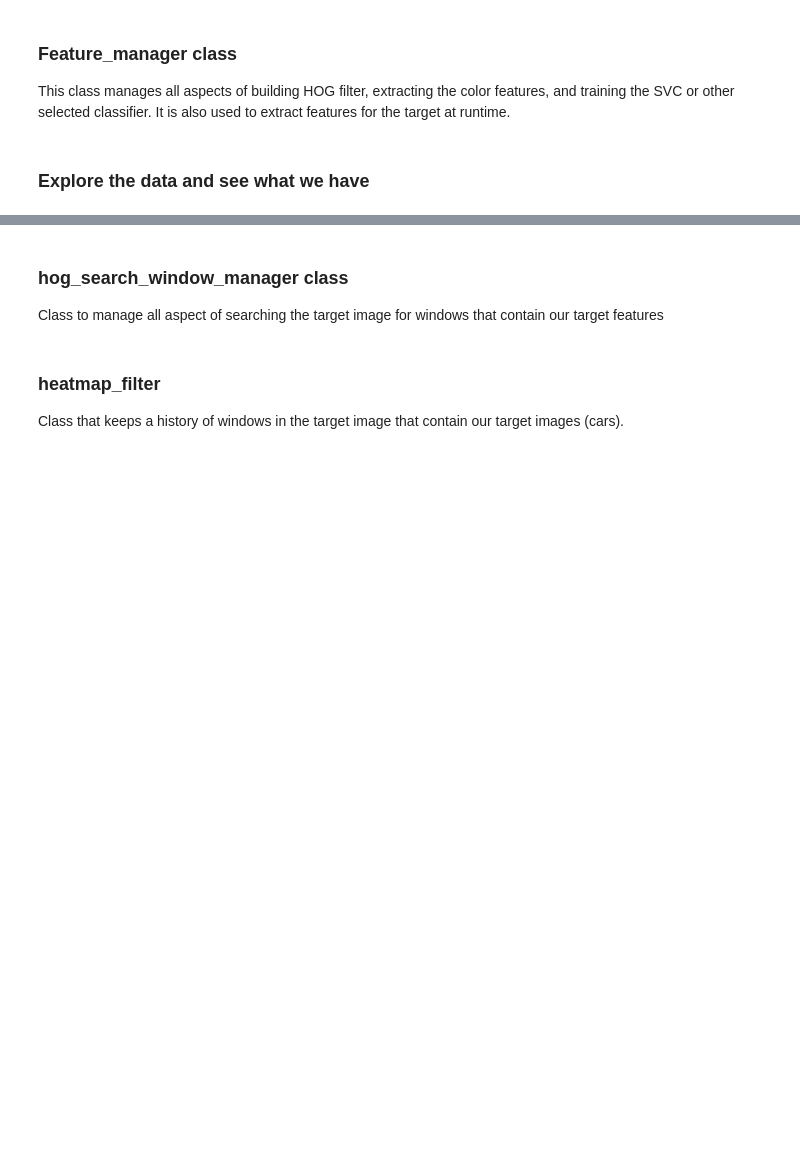
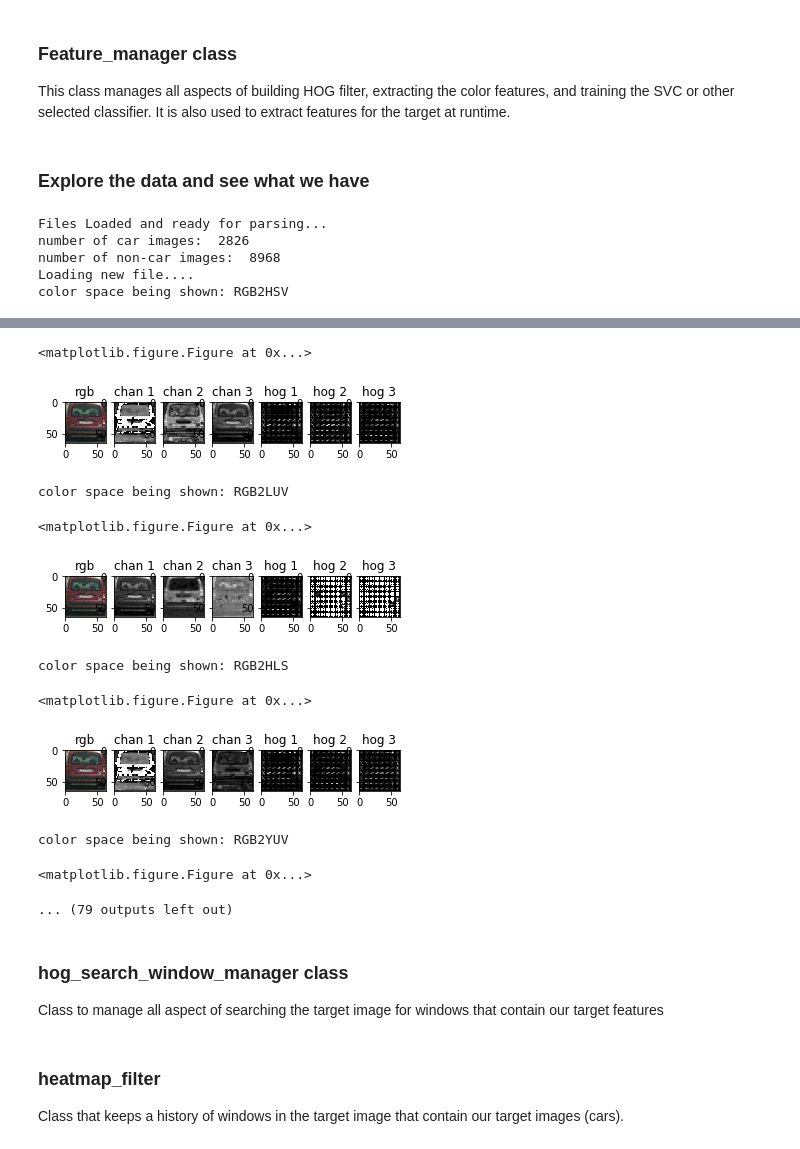
Before and after one commit to GitDaBytes/car-detection, a Jupyter notebook: car-detection.ipynb, the cells around one changed output, grey strips where cells are left out. Cells and saved outputs as stored; diff of their text form; code cells hidden in the pictures; blank space fills up the shorter version.

```diff
--- a/car-detection.ipynb
+++ b/car-detection.ipynb
@@ -392,6 +392,8 @@ def explore_images():
 
     files = get_random_images(datStore._carImages, 3) + get_random_images(datStore._nonCarImages, 3)
 
+    im_count = 1
+
     # loop through each test file
     for file in files:
 
@@ -418,6 +420,8 @@ def explore_images():
             # clear all plots
             plt.close('all')
 
+            plt.figure()
+
             # plot all images in a row...
 
             print('color space being shown: ' + color_space)
@@ -438,8 +442,18 @@ def explore_images():
             ax7.imshow(h3, cmap='gray')
             ax7.set_title('hog 3')
 
+            out_name = 'output_images/' + str(im_count) + color_space + '.png'
+            plt.savefig(out_name)
+
             plt.show()
 
+        im_count+=1
 
 
-#explore_images()
+explore_images()
+# %% [output]
+Files Loaded and ready for parsing...
+number of car images:  2826
+number of non-car images:  8968
+Loading new file....
+color space being shown: RGB2HSV
@@ -446,3 +462,14 @@ def explore_images():
+<matplotlib.figure.Figure at 0x...>
+[figure, added]
+color space being shown: RGB2LUV
+<matplotlib.figure.Figure at 0x...>
+[figure, added]
+color space being shown: RGB2HLS
+<matplotlib.figure.Figure at 0x...>
+[figure, added]
+color space being shown: RGB2YUV
+<matplotlib.figure.Figure at 0x...>
+... (79 outputs left out)
 # %% [markdown]
 ### hog_search_window_manager class
 
```
Also changed, not shown: parts of 2 cells of this notebook, 1 other file.
